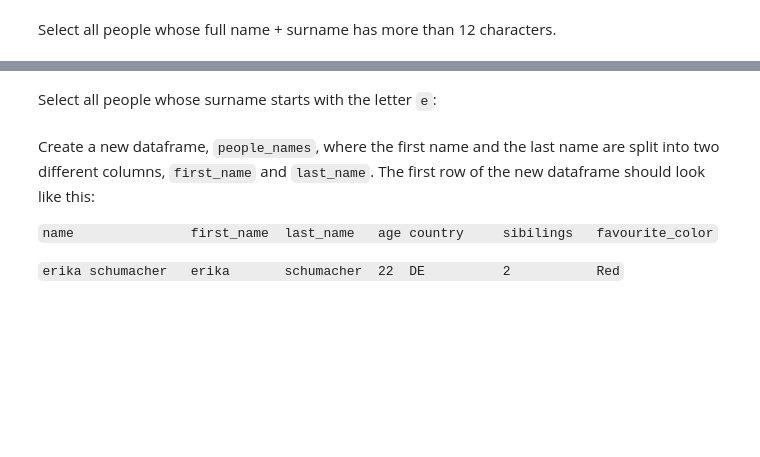
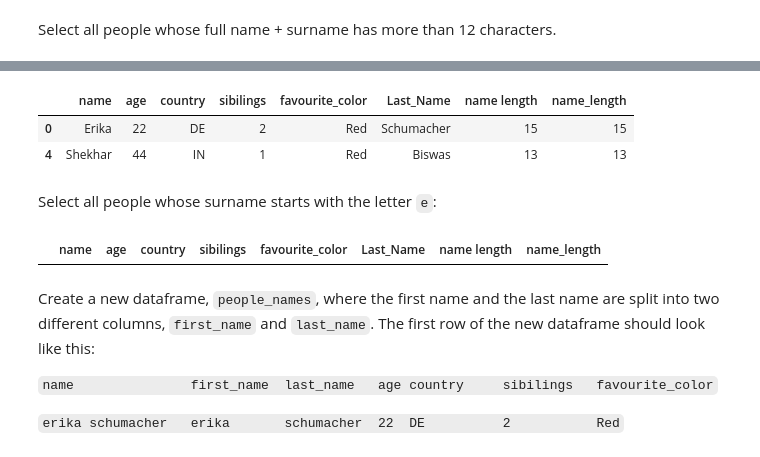
Before and after one commit to Anupama2022/My_python_scripts, a Jupyter notebook: pandas-str-challenges.ipynb, the cells around one changed output, grey strips where cells are left out. Saved outputs shown, nothing was run; the diff lists cells and outputs as text; code cells hidden in the pictures; blank space fills up the shorter version.

```diff
--- a/pandas-str-challenges.ipynb
+++ b/pandas-str-challenges.ipynb
@@ -218,2 +210,11 @@ Select all people whose full name + surname has more than 12 characters.
+# %%
+people['name_length']= people['name'].str.len() + people['Last_Name'].str.len()
+people
+name_long = (people.name_length > 12)
+people[name_long]
+# %% [output]
+|  | name | age | country | sibilings | favourite_color | Last_Name | name length | name_length |
+| 0 | Erika | 22 | DE | 2 | Red | Schumacher | 15 | 15 |
+| 4 | Shekhar | 44 | IN | 1 | Red | Biswas | 13 | 13 |
 # %% [markdown]
 Select all people whose surname starts with the letter `e`:
@@ -222,3 +221,10 @@ Select all people whose surname starts with the letter `e`:
+# %%
+# code here
+people.name.str.lower()
+
+people.loc[(people.Last_Name.str.startswith("e"))]
+# %% [output]
+|  | name | age | country | sibilings | favourite_color | Last_Name | name length | name_length |
 # %% [markdown]
 Create a new dataframe, `people_names`, where the first name and the last name are split into two different columns, `first_name` and `last_name`. The first row of the new dataframe should look like this:
 
```
Also changed, not shown: parts of 8 cells of this notebook, 3 other files.
